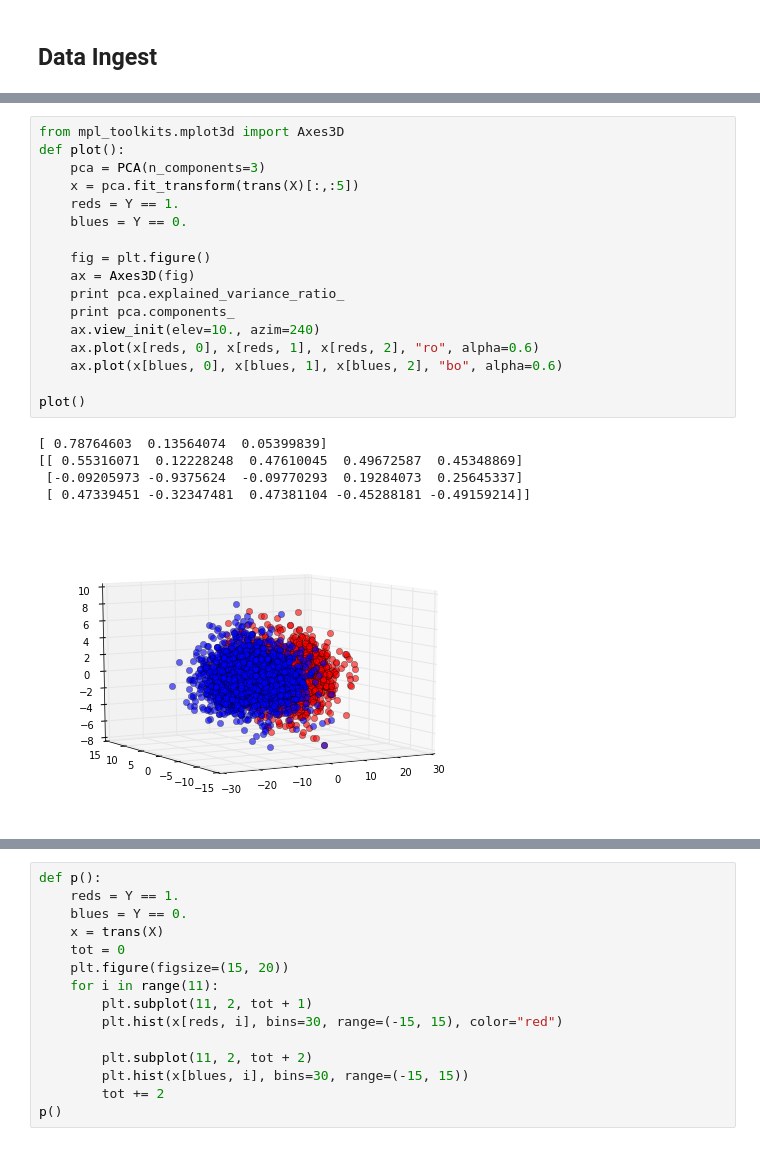
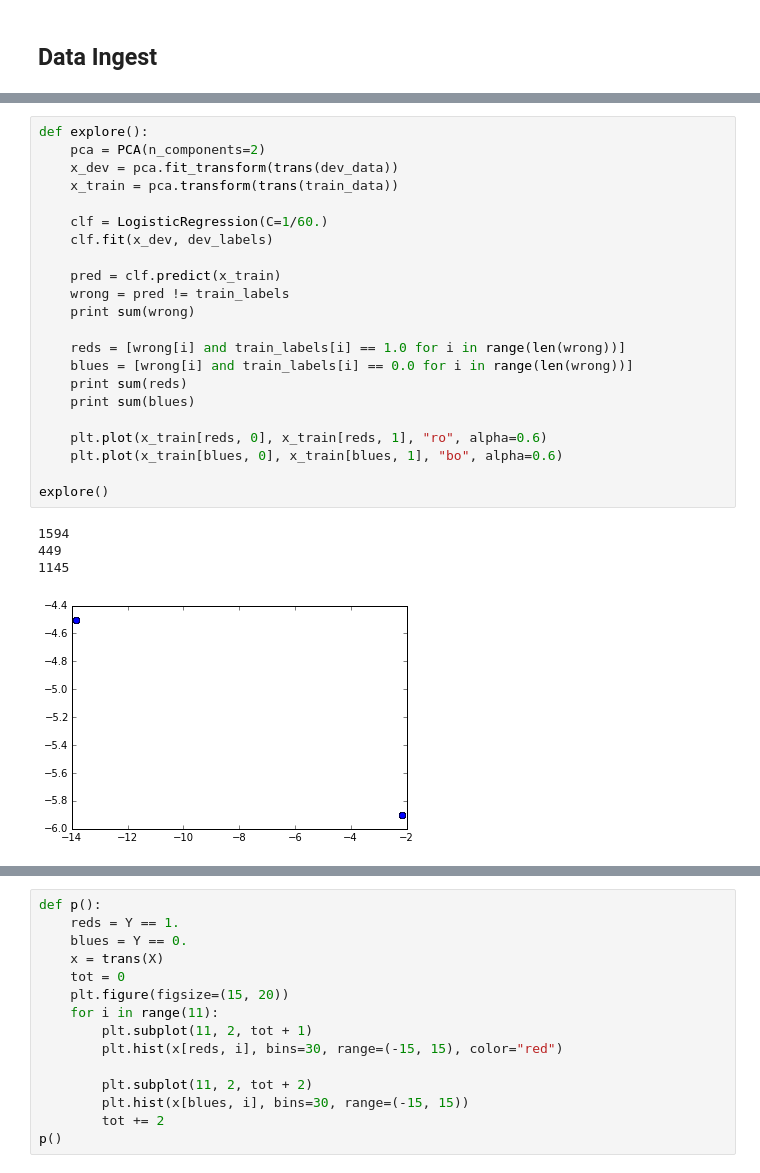
Before and after one commit to nickhamlin/mids_207_final_project, a Jupyter notebook: walter.ipynb, the cells around one changed output, grey strips where cells are left out. Drawn from its saved outputs; the diff is of its cells as text.

```diff
--- a/walter.ipynb
+++ b/walter.ipynb
@@ -155,24 +262,28 @@ Accuracy: 0.49 (+/- 0.02) [bagging]
 0
-# %%
-from mpl_toolkits.mplot3d import Axes3D
-def plot():
-    pca = PCA(n_components=3)
-    x = pca.fit_transform(trans(X)[:,:5])
-    reds = Y == 1.
-    blues = Y == 0.
-
-    fig = plt.figure()
-    ax = Axes3D(fig)
-    print pca.explained_variance_ratio_
-    print pca.components_
-    ax.view_init(elev=10., azim=240)
-    ax.plot(x[reds, 0], x[reds, 1], x[reds, 2], "ro", alpha=0.6)
-    ax.plot(x[blues, 0], x[blues, 1], x[blues, 2], "bo", alpha=0.6)
-
-plot()
-# %% [output]
-[ 0.78764603  0.13564074  0.05399839]
-[[ 0.55316071  0.12228248  0.47610045  0.49672587  0.45348869]
- [-0.09205973 -0.9375624  -0.09770293  0.19284073  0.25645337]
- [ 0.47339451 -0.32347481  0.47381104 -0.45288181 -0.49159214]]
-[figure, removed]
+# %%
+def explore():
+    pca = PCA(n_components=2)
+    x_dev = pca.fit_transform(trans(dev_data))
+    x_train = pca.transform(trans(train_data))
+
+    clf = LogisticRegression(C=1/60.)
+    clf.fit(x_dev, dev_labels)
+
+    pred = clf.predict(x_train)
+    wrong = pred != train_labels
+    print sum(wrong)
+
+    reds = [wrong[i] and train_labels[i] == 1.0 for i in range(len(wrong))]
+    blues = [wrong[i] and train_labels[i] == 0.0 for i in range(len(wrong))]
+    print sum(reds)
+    print sum(blues)
+
+    plt.plot(x_train[reds, 0], x_train[reds, 1], "ro", alpha=0.6)
+    plt.plot(x_train[blues, 0], x_train[blues, 1], "bo", alpha=0.6)
+
+explore()
+# %% [output]
+1594
+449
+1145
+[figure, added]
```
Also changed, not shown: parts of 12 cells of this notebook.
